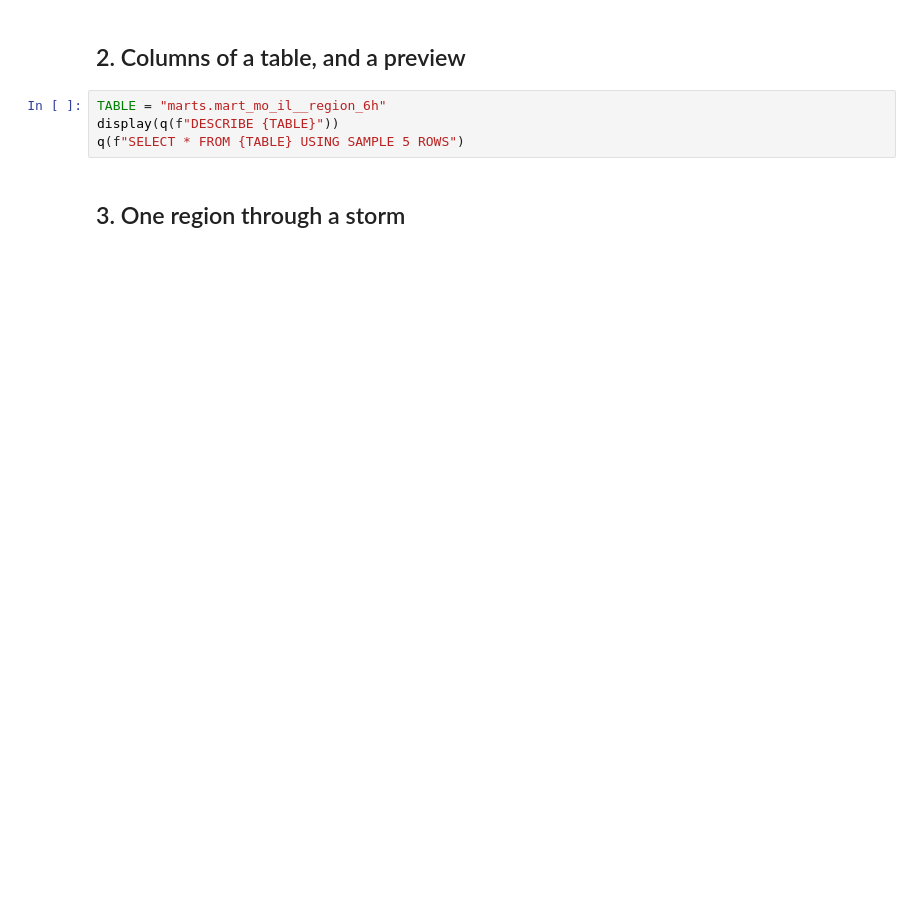
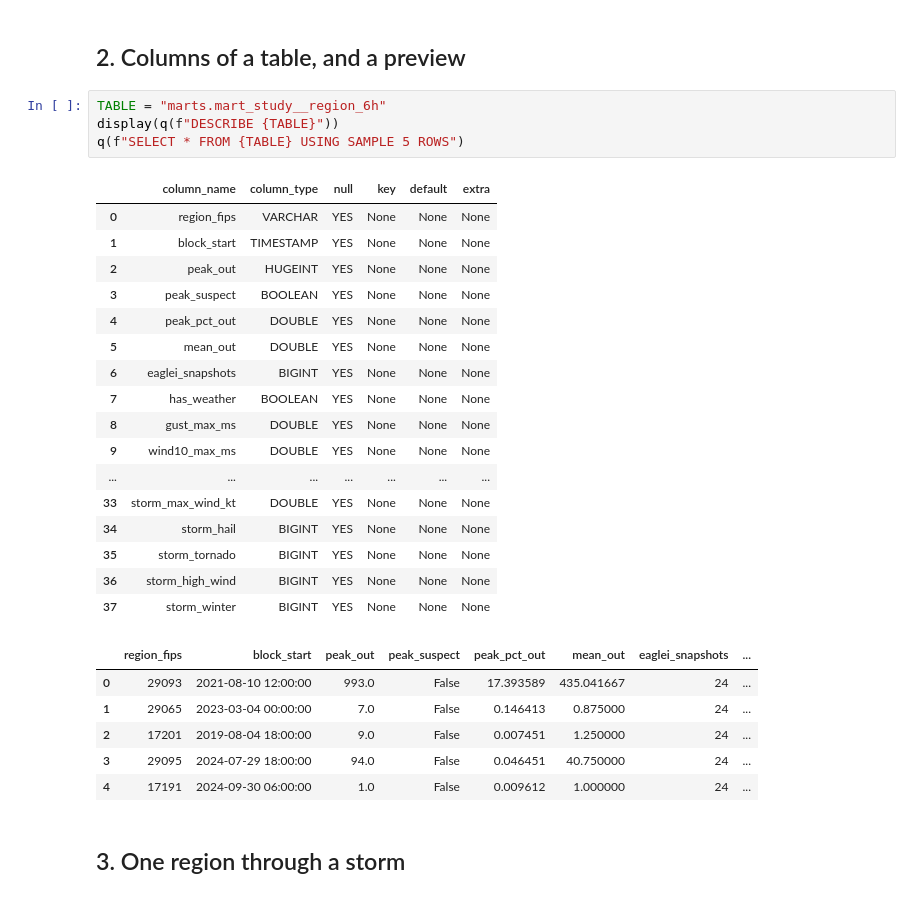
Before and after one commit to UgoBruzadin/storm-outage-risk, a Jupyter notebook: notebooks/explore_warehouse.ipynb, the cells around one changed output. Cells and saved outputs as stored; diff of their text form; blank space fills up the shorter version.

```diff
--- a/notebooks/explore_warehouse.ipynb
+++ b/notebooks/explore_warehouse.ipynb
@@ -46,9 +64,33 @@ tables
 # %% [markdown]
 ## 2. Columns of a table, and a preview
 # %%
-TABLE = "marts.mart_mo_il__region_6h"
+TABLE = "marts.mart_study__region_6h"
 display(q(f"DESCRIBE {TABLE}"))
 q(f"SELECT * FROM {TABLE} USING SAMPLE 5 ROWS")
+# %% [output]
+|  | column_name | column_type | null | key | default | extra |
+| 0 | region_fips | VARCHAR | YES | None | None | None |
+| 1 | block_start | TIMESTAMP | YES | None | None | None |
+| 2 | peak_out | HUGEINT | YES | None | None | None |
+| 3 | peak_suspect | BOOLEAN | YES | None | None | None |
+| 4 | peak_pct_out | DOUBLE | YES | None | None | None |
+| 5 | mean_out | DOUBLE | YES | None | None | None |
+| 6 | eaglei_snapshots | BIGINT | YES | None | None | None |
+| 7 | has_weather | BOOLEAN | YES | None | None | None |
+| 8 | gust_max_ms | DOUBLE | YES | None | None | None |
+| 9 | wind10_max_ms | DOUBLE | YES | None | None | None |
+| ... | ... | ... | ... | ... | ... | ... |
+| 33 | storm_max_wind_kt | DOUBLE | YES | None | None | None |
+| 34 | storm_hail | BIGINT | YES | None | None | None |
+| 35 | storm_tornado | BIGINT | YES | None | None | None |
+| 36 | storm_high_wind | BIGINT | YES | None | None | None |
+| 37 | storm_winter | BIGINT | YES | None | None | None |
+|  | region_fips | block_start | peak_out | peak_suspect | peak_pct_out | mean_out | eaglei_snapshots | ... |
+| 0 | 29093 | 2021-08-10 12:00:00 | 993.0 | False | 17.393589 | 435.041667 | 24 | ... |
+| 1 | 29065 | 2023-03-04 00:00:00 | 7.0 | False | 0.146413 | 0.875000 | 24 | ... |
+| 2 | 17201 | 2019-08-04 18:00:00 | 9.0 | False | 0.007451 | 1.250000 | 24 | ... |
+| 3 | 29095 | 2024-07-29 18:00:00 | 94.0 | False | 0.046451 | 40.750000 | 24 | ... |
+| 4 | 17191 | 2024-09-30 06:00:00 | 1.0 | False | 0.009612 | 1.000000 | 24 | ... |
 # %% [markdown]
 ## 3. One region through a storm
 # %%
```
Also changed, not shown: parts of 8 cells of this notebook, 35 other files.
